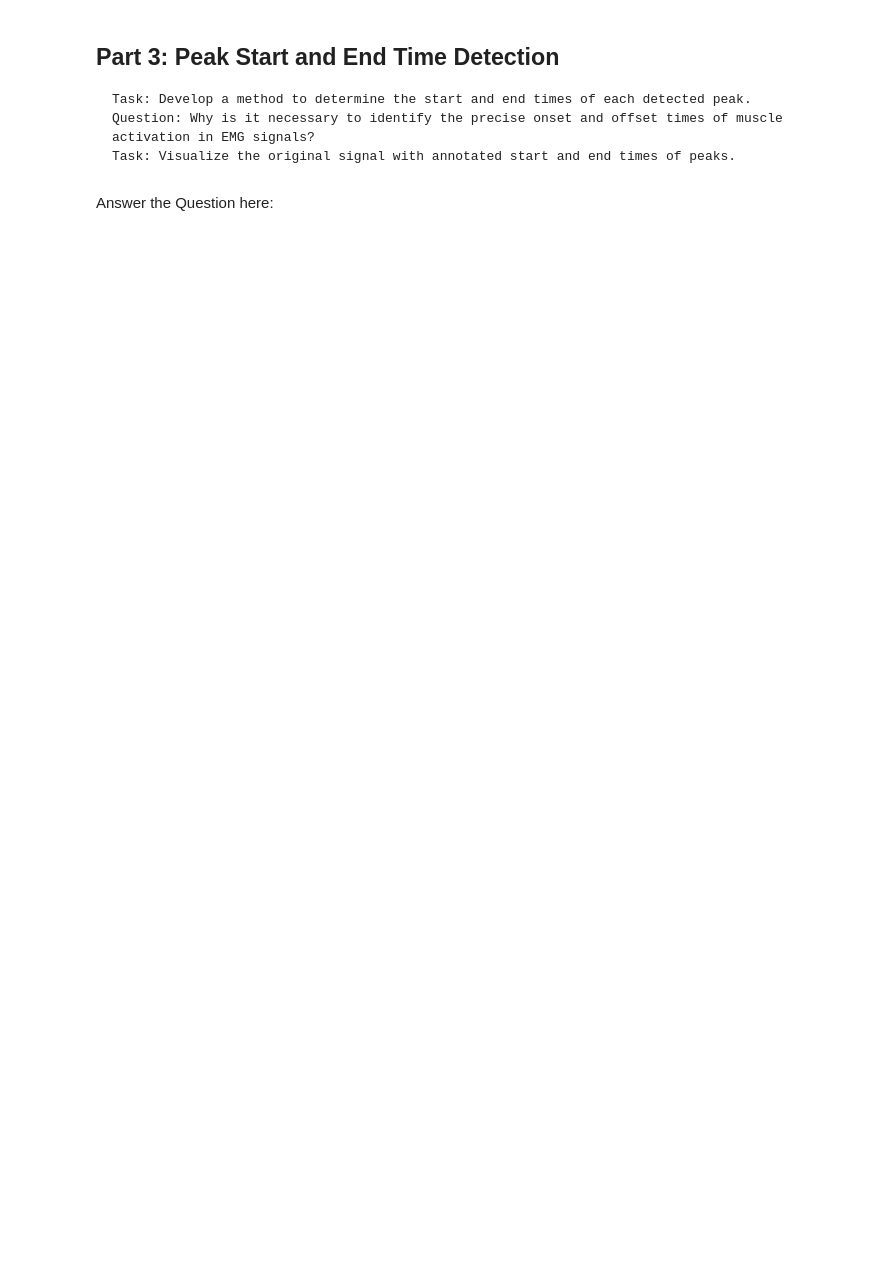
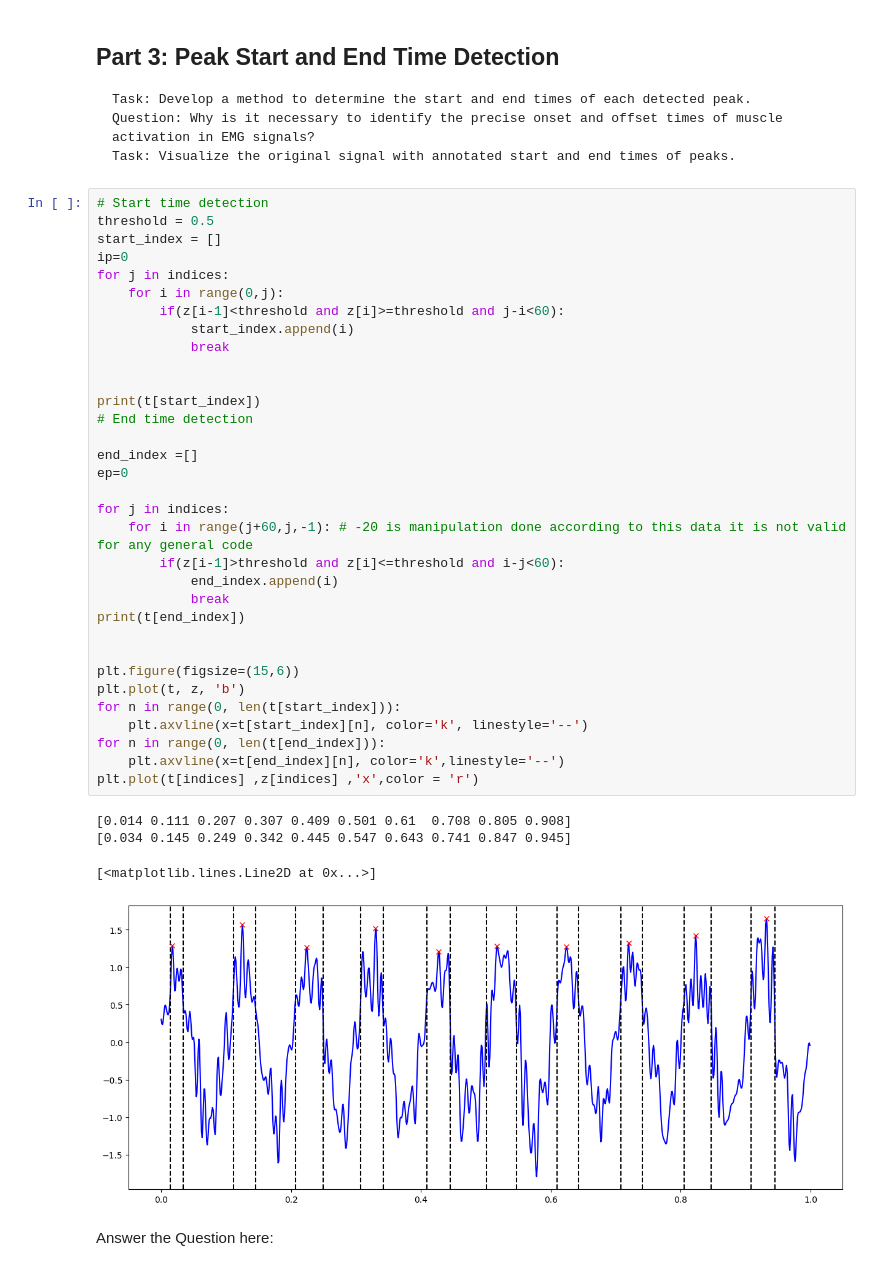
Before and after one commit to ElectronicsClub-IITK/EMG-Controlled-Shooting-Game, a Jupyter notebook: Week_2/EMG Signal Processing Assignment.ipynb, the cells around one changed output. Drawn from its saved outputs; the diff is of its cells as text; blank space fills up the shorter version.

```diff
--- a/Week_2/EMG Signal Processing Assignment.ipynb
+++ b/Week_2/EMG Signal Processing Assignment.ipynb
@@ -49,6 +73,44 @@ Answer the Question here:
     Task: Develop a method to determine the start and end times of each detected peak.
     Question: Why is it necessary to identify the precise onset and offset times of muscle activation in EMG signals?
     Task: Visualize the original signal with annotated start and end times of peaks.
+# %%
+# Start time detection
+threshold = 0.5
+start_index = []
+ip=0
+for j in indices:
+    for i in range(0,j):
+        if(z[i-1]<threshold and z[i]>=threshold and j-i<60):
+            start_index.append(i)
+            break
+
+
+print(t[start_index])
+# End time detection
+
+end_index =[]
+ep=0
+
+for j in indices:
+    for i in range(j+60,j,-1): # -20 is manipulation done according to this data it is not valid for any general code
+        if(z[i-1]>threshold and z[i]<=threshold and i-j<60):
+            end_index.append(i)
+            break
+print(t[end_index])
+
+
+plt.figure(figsize=(15,6))
+plt.plot(t, z, 'b')
+for n in range(0, len(t[start_index])):
+    plt.axvline(x=t[start_index][n], color='k', linestyle='--')
+for n in range(0, len(t[end_index])):
+    plt.axvline(x=t[end_index][n], color='k',linestyle='--')
+plt.plot(t[indices] ,z[indices] ,'x',color = 'r')
+# %% [output]
+[0.014 0.111 0.207 0.307 0.409 0.501 0.61  0.708 0.805 0.908]
+[0.034 0.145 0.249 0.342 0.445 0.547 0.643 0.741 0.847 0.945]
+[<matplotlib.lines.Line2D at 0x...>]
+[figure, added]
 # %% [markdown]
 Answer the Question here:
 # %%
```
Also changed, not shown: parts of 9 cells of this notebook.
